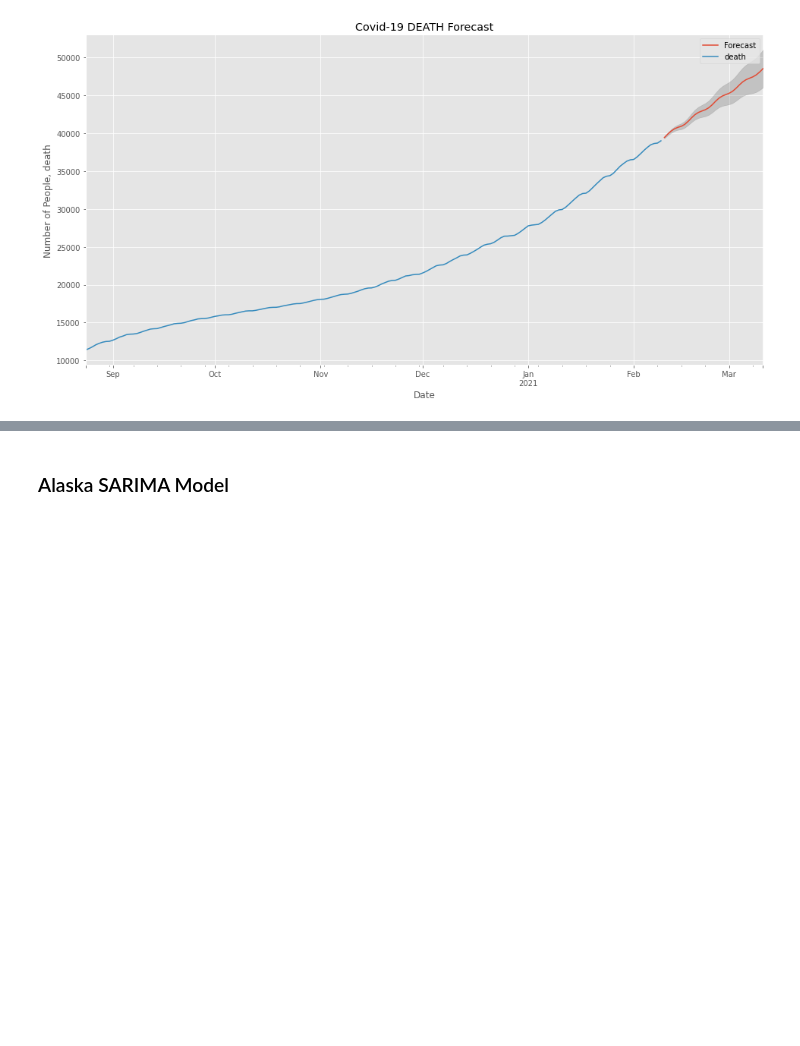
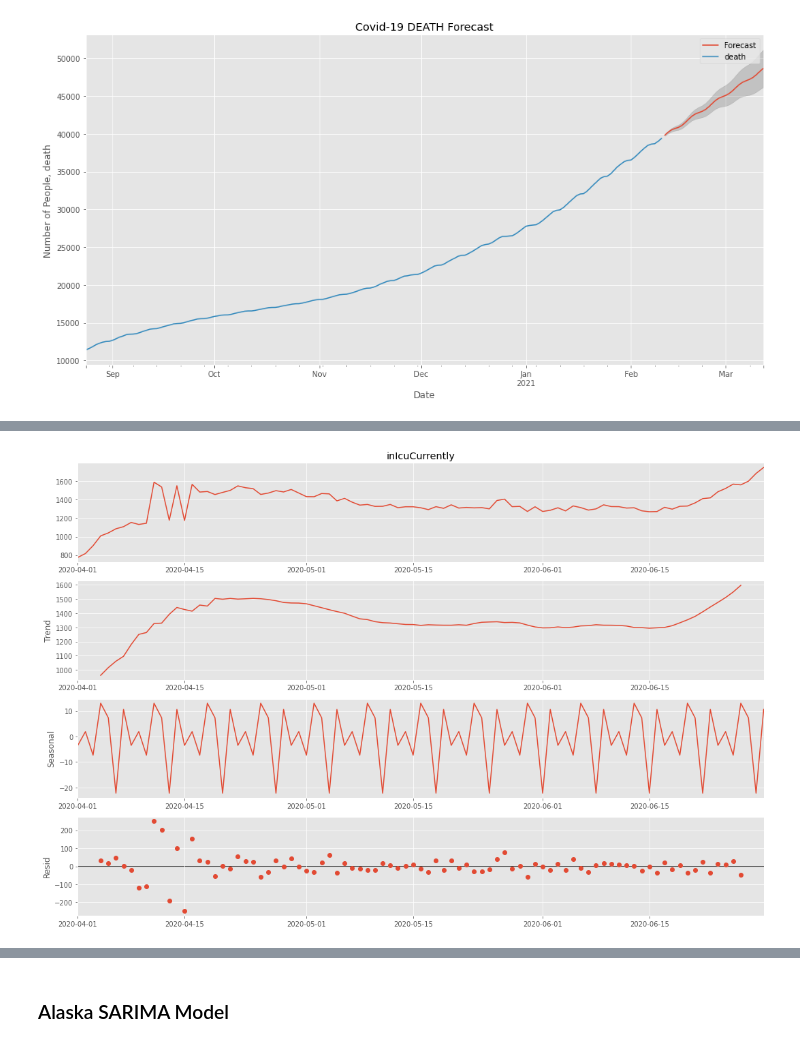
Before and after one commit to JosephDenney/Covid_Analysis, a Jupyter notebook: Covid_Notebook.ipynb, the cells around one changed output, grey strips where cells are left out. Drawn from its saved outputs; the diff is of its cells as text; code cells hidden in the pictures; blank space fills up the shorter version.

```diff
--- a/Covid_Notebook.ipynb
+++ b/Covid_Notebook.ipynb
@@ -547 +556,6 @@ TypeError: 'DataFrame' object is not callable
+# %%
+plt.rcParams['figure.figsize']=(15,10);
+sd(df_ref.loc['04-2020':'06-2020']['inIcuCurrently']).plot();
+# %% [output]
+[figure, added]
 # %%
```
Also changed, not shown: parts of 79 cells of this notebook, 1 other file.
